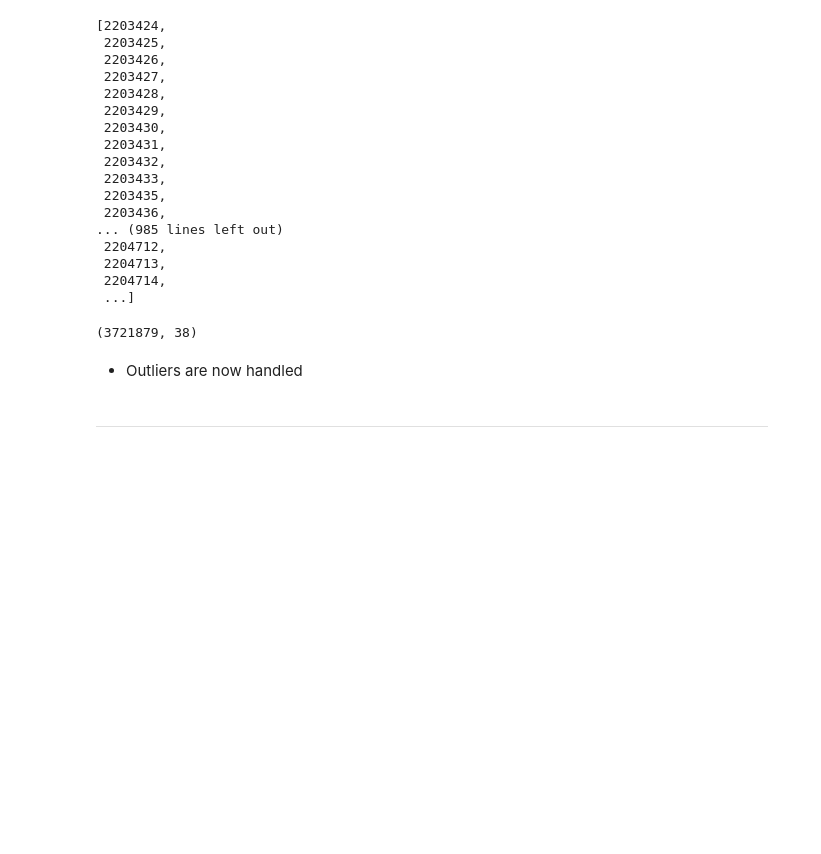
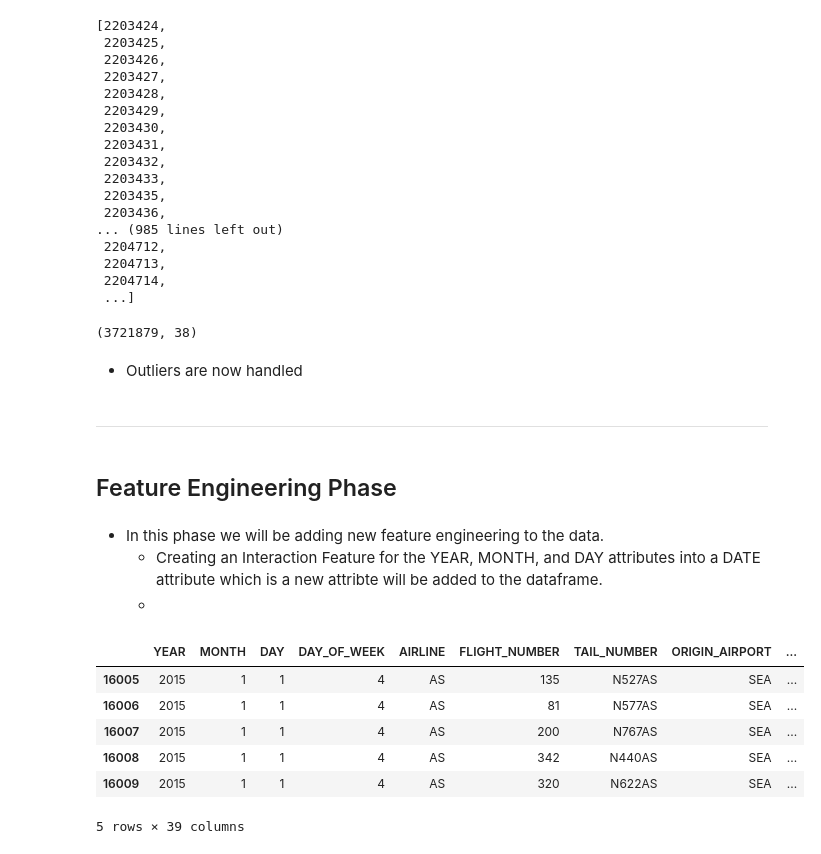
Before and after one commit to omarabdullah107/Data_Engineering_Project_2, a Jupyter notebook: DE_P2.ipynb, the cells around one changed output. Cells and saved outputs as stored; diff of their text form; code cells hidden in the pictures; blank space fills up the shorter version.

Commit message:
Half of the work on feature engineering
Notes: -
- the laptop memory can't handle the project anymore because of the big data is processed

```diff
--- a/DE_P2.ipynb
+++ b/DE_P2.ipynb
@@ -801,3 +801,21 @@ merged_dataframes_new.shape
 - Outliers are now handled
 # %% [markdown]
 ***
+# %% [markdown]
+## Feature Engineering Phase
+# %% [markdown]
+- In this phase we will be adding new feature engineering to the data.
+    - Creating an Interaction Feature for the YEAR, MONTH, and DAY attributes into a DATE attribute which is a new attribte will be added to the dataframe.
+    -
+# %%
+merged_dataframes_new['DATE'] = pd.to_datetime(merged_dataframes_new[['YEAR', 'MONTH', 'DAY']])
+# %%
+merged_dataframes_new.head(5)
+# %% [output]
+|  | YEAR | MONTH | DAY | DAY_OF_WEEK | AIRLINE | FLIGHT_NUMBER | TAIL_NUMBER | ORIGIN_AIRPORT | ... |
+| 16005 | 2015 | 1 | 1 | 4 | AS | 135 | N527AS | SEA | ... |
+| 16006 | 2015 | 1 | 1 | 4 | AS | 81 | N577AS | SEA | ... |
+| 16007 | 2015 | 1 | 1 | 4 | AS | 200 | N767AS | SEA | ... |
+| 16008 | 2015 | 1 | 1 | 4 | AS | 342 | N440AS | SEA | ... |
+| 16009 | 2015 | 1 | 1 | 4 | AS | 320 | N622AS | SEA | ... |
+5 rows × 39 columns
```
